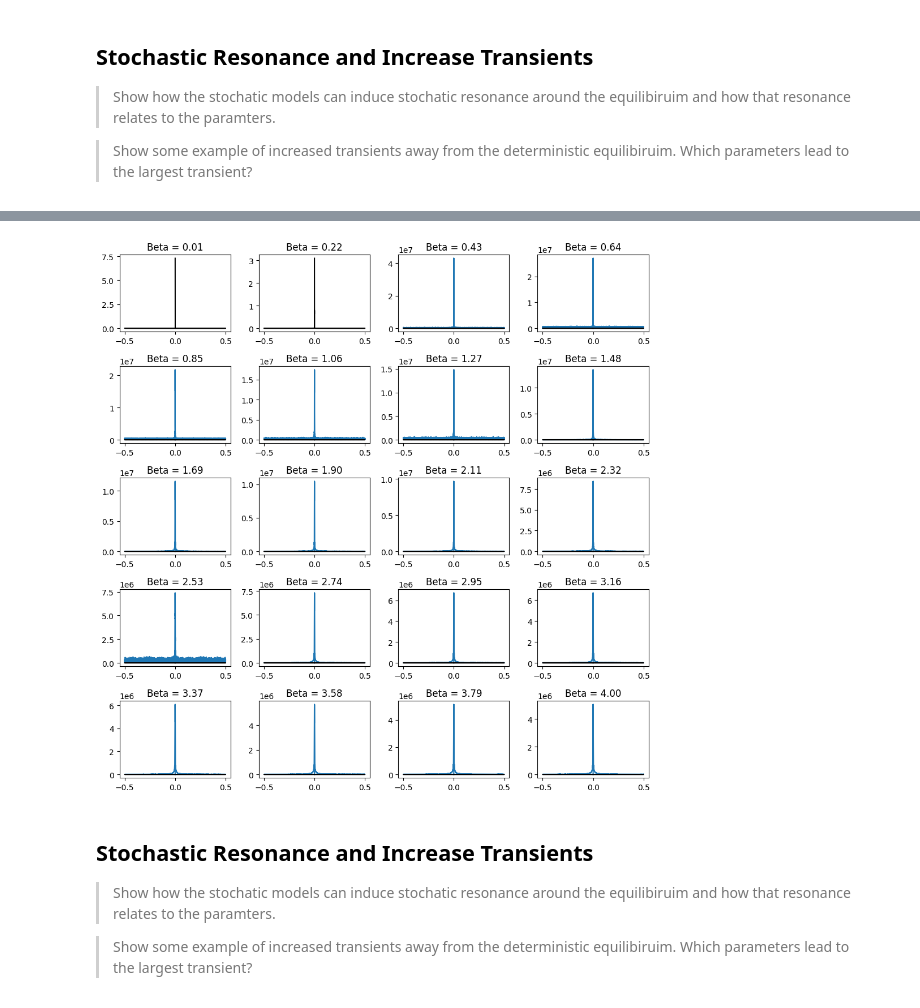
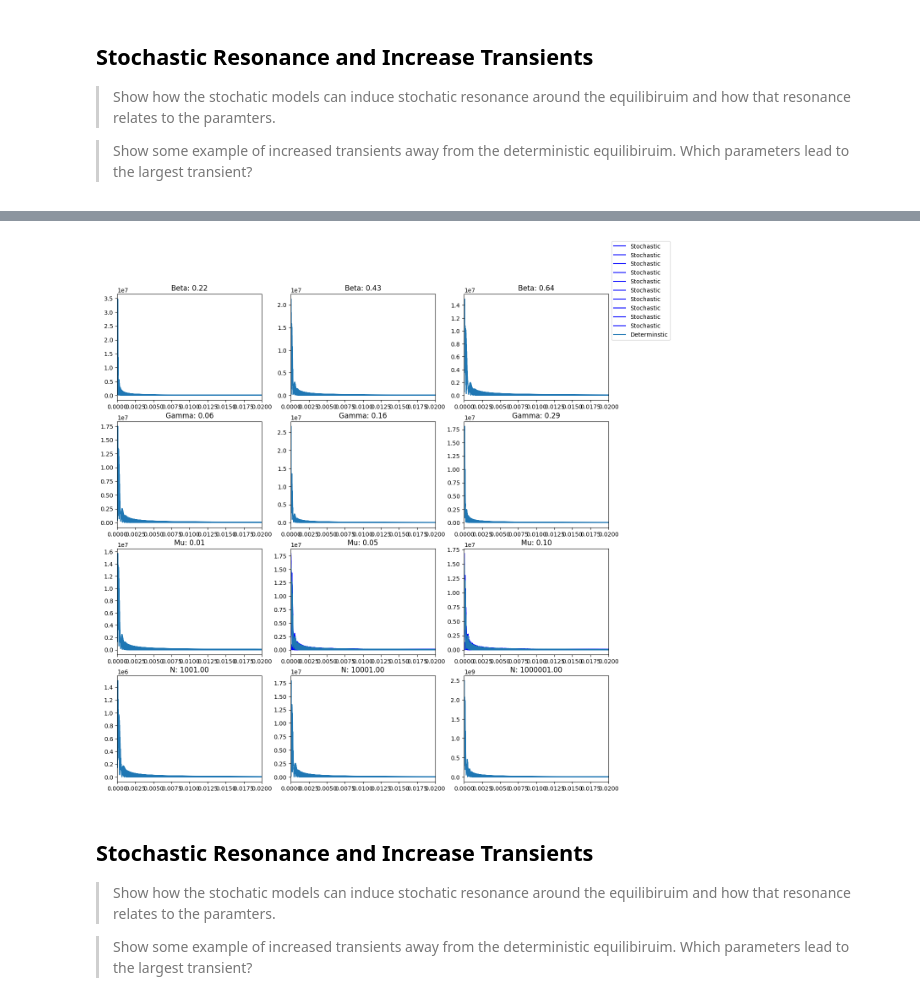
Before and after one commit to AmirSahrani/IntroCompAssignment2_fresh, a Jupyter notebook: Assignment2.ipynb, the cells around one changed output, grey strips where cells are left out. Drawn from its saved outputs; the diff is of its cells as text; code cells hidden in the pictures.

```diff
--- a/Assignment2.ipynb
+++ b/Assignment2.ipynb
@@ -35,7 +35,6 @@ N_df = pd.read_csv("data/finalN.csv")
 gamma_N_df = pd.read_csv("data/finalgamma_N.csv")
 # %%
 def determinsteSIR(previousState, t, beta, gamma, birth_rate):
-    N = np.sum(previousState)
     state = np.empty(3)
     X, Y, Z = previousState
     state[0] = birth_rate - X * birth_rate - X * Y * beta
@@ -488,34 +490,55 @@ plt.savefig("Plot", dpi=500)
 # %%
-## When you really thing about it, has FFT every made anyone happy? I this a method we really need to be condoning in research?? I think not, let's stop the FFT tyranny and accept that our eyes can just see the waves
-fig, axs = plt.subplots(5, 4, figsize=(10, 10))
+## When you really think about it, has FFT every made anyone happy? I this a method we really need to be condoning in research?? I think not, let's stop the FFT tyranny and accept that our eyes can just see the waves
+fig, axs = plt.subplots(4, 3, figsize=(15, 15))
+axs = axs.ravel()
+def get_fft(data):
+    data -= np.mean(data)
+    fft_result = rfft(data)
 
-axs = axs.ravel()
+    frequencies = rfftfreq(len(data))
 
-for i, beta in enumerate(beta_df["beta"].unique()):
-    kwargs = {"beta": beta,
-              "gamma": float(beta_df["gamma"].unique()[0]),
-              "mu": float(beta_df["mu"].unique()[0]),
-              "N": int(beta_df["N"].unique()[0])
-              }
+    non_dc_indices = np.where(frequencies != 0.0)
+    frequencies = frequencies[non_dc_indices]
+    fft_result = fft_result[non_dc_indices]
+    magnitudes = np.abs(fft_result)
+    return frequencies, magnitudes
 
-    data = grouped_beta.loc[("S", beta)][:-8]
-    data = data - np.mean(data)
-    freq = np.fft.fftfreq(len(data))
-    fft_values = np.fft.fft(data) * 2
+def plotFFT(df, param, plot_start):
+    values = df[param].unique()
+    values.sort()
+    idx = np.linspace(0, len(values)-1, 3).astype(int)
 
-    determinist_data = return_Solved(**kwargs, step=len(data))[:,0] / kwargs["N"]
-    det_freq = np.fft.fftfreq(len(determinist_data))
-    det_values = np.fft.fft(determinist_data) * 2
+    kwargs = {}
+    parameters = ["beta","gamma","mu","N"]
+    parameters.remove(param)
+    for x in parameters:
+        kwargs[x] = df[x].unique()[0]
 
-    axs[i].plot(freq, np.abs(fft_values))
-    axs[i].plot(det_freq, np.abs(det_values), color="black")
-    axs[i].set_title(f'Beta = {beta:.2f}')
-    # axs[i].set_xlim((0.04, 0.1))
+    intervals = [float(x) for x in df.columns[1:-6]]
+    for plot,i in enumerate(values[idx],start = plot_start):
+        mult = i ** (param == "N") #If we are currently plotting for change in N, we need to multiply by N because the data was normalized to 1
+        kwargs[param] = i
+        for x in range(10):
+            stochastic_data = df.loc[(df[param] == i) & (df["group"] == "S")].iloc[x][:36400].to_numpy() * mult
+            stochastic_freqs, stochastic_mags = get_fft(stochastic_data)
+            axs[plot].plot(stochastic_freqs, stochastic_mags, color = "b", label = "Stochastic")
 
-plt.tight_layout()
-plt.show()
+        determinist_data = return_Solved(**kwargs, step = len(intervals))[:36400, 0] * kwargs["N"]
+        determinist_freqs, determinist_mags = get_fft(determinist_data)
+        axs[plot].plot(determinist_freqs, determinist_mags, label = "Determinstic")
+        axs[plot].set_title(f"{param.capitalize()}: {i:.2f}")
+        axs[plot].set_xlim((0,0.02))
+        # axs[plot].set_ylim((0,100000))
+
+plotFFT(beta_df.loc[(0.1 < beta_df["beta"]) & (beta_df["beta"] < 0.85)], "beta", 0)
+plotFFT(gamma_df.loc[(0.05 < gamma_df["gamma"]) & (gamma_df["gamma"] < 0.3)], "gamma",3)
+plotFFT(mu_df, "mu",6)
+plotFFT(N_df.loc[N_df["N"] > 999], "N",9)
+axs[2].legend(bbox_to_anchor=(1.02, 1.5), loc='upper left', borderaxespad=0)
+# plt.tight_layout()
+plt.savefig("Plot", dpi=500)
 # %% [output]
-[figure, old version]
+[figure, new version]
 # %% [markdown]
 ## Stochastic Resonance and Increase Transients
 > Show how the stochatic models can induce stochatic resonance around the equilibiruim and how that resonance relates to the paramters.
```
Also changed, not shown: parts of 5 cells of this notebook.
